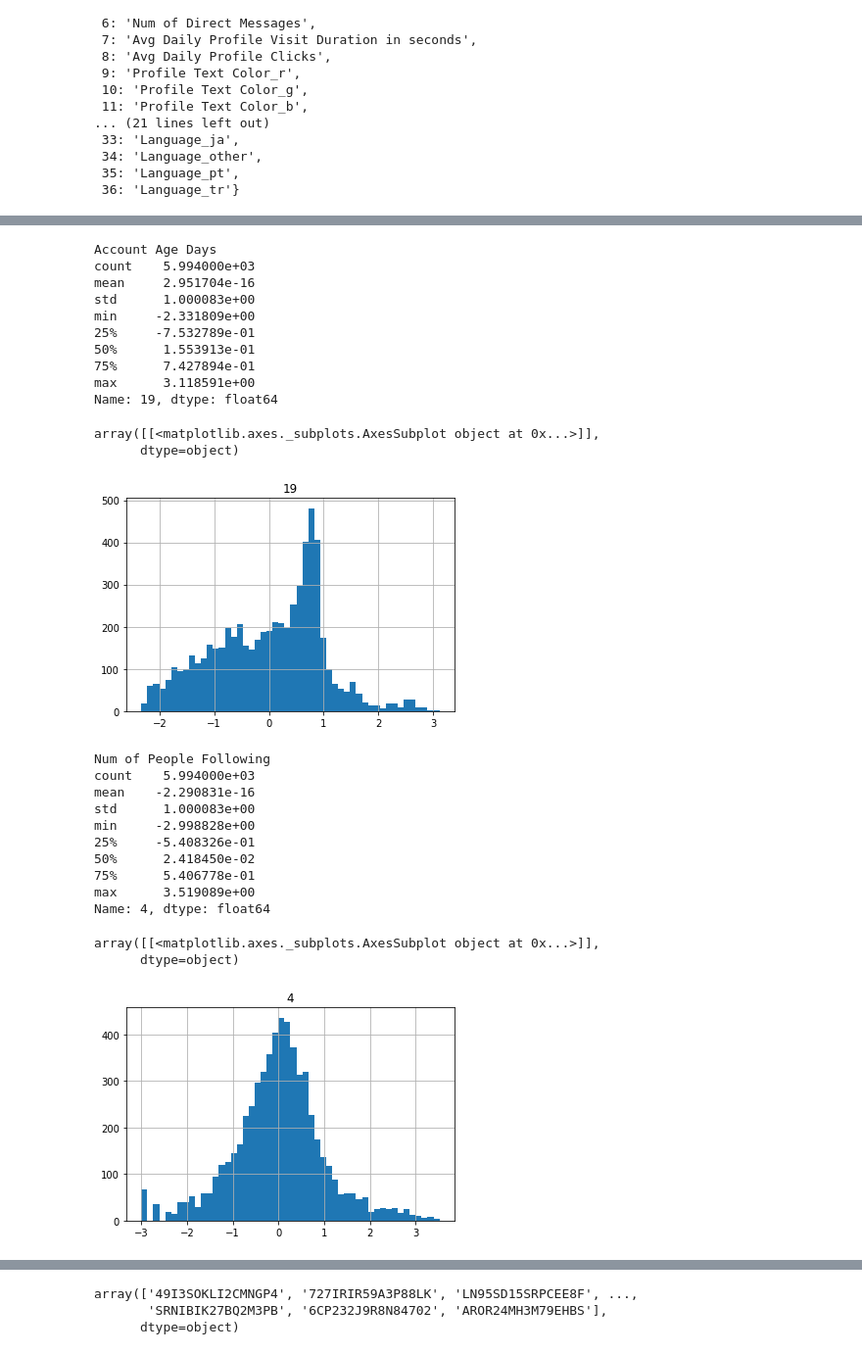
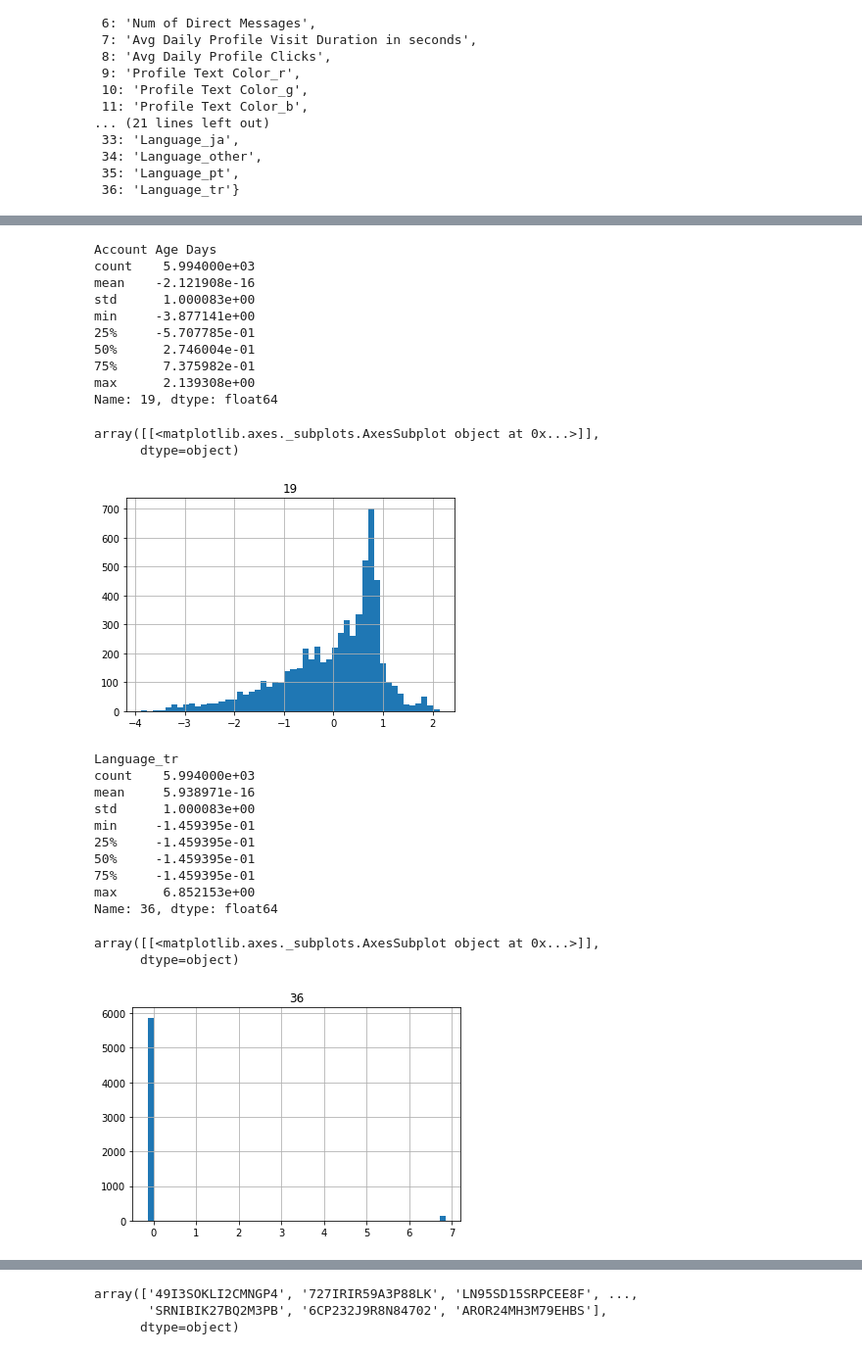
Before and after one commit to aelimame/DataScienceProject, a Jupyter notebook: Notebook-Experiences.ipynb, the cells around one changed output, grey strips where cells are left out. Shown at 98% size. Saved outputs shown, nothing was run; the diff lists cells and outputs as text; code cells hidden in the pictures.

```diff
--- a/Notebook-Experiences.ipynb
+++ b/Notebook-Experiences.ipynb
@@ -124,9 +125,9 @@ train_profiles_ids, valid_profiles_ids = train_test_split(all_profiles_ids_list,
 
 # TODO DEBUG using scaling for tests
 if use_scaling:
-    #sc_x = StandardScaler()
-    sc_x = PowerTransformer(method='box-cox', standardize=True) #StandardScaler()
-    pt_cox_y = PowerTransformer(method='box-cox', standardize=True) #StandardScaler()
+    sc_x = StandardScaler()
+    #sc_x = PowerTransformer(method='box-cox', standardize=True) #StandardScaler()
+    pt_cox_y = PowerTransformer(method='box-cox', standardize=False) #StandardScaler()
 
 # - Train: use train_profiles_ids
 train_X, train_y = load_x_y_from_loaders(images_loader=images_loader,
@@ -191,7 +192,7 @@ array([[<matplotlib.axes._subplots.AxesSubplot object at 0x...>]],
 orig_columns_names = text_data_loader.get_transformed_features().drop(columns =['Id', 'Num of Profile Likes']).columns.values
 columns_nbr = np.array(np.arange(train_X[TEXT_FEATURES_INPUT_NAME].shape[1]))
 col_dict = dict(zip(columns_nbr, orig_columns_names))#[{col_nbr: col_name} for col_nbr, col_name in zip(columns_nbr, orig_columns_names)]
-df = pd.DataFrame(data=train_X[TEXT_FEATURES_INPUT_NAME],    # values
+df_X = pd.DataFrame(data=train_X[TEXT_FEATURES_INPUT_NAME],    # values
                   columns=columns_nbr)
 # %%
 col_dict
@@ -226,38 +227,38 @@ df.sample(5)
 # %%
 feature_idx = 19
 print(col_dict[feature_idx])
-print(df[feature_idx].describe())
-df.hist(column=feature_idx, log=False, bins=50)
+print(df_X[feature_idx].describe())
+df_X.hist(column=feature_idx, log=False, bins=50)
 # %% [output]
 Account Age Days
 count    5.994000e+03
-mean     2.951704e-16
+mean    -2.121908e-16
 std      1.000083e+00
-min     -2.331809e+00
-25%     -7.532789e-01
-50%      1.553913e-01
-75%      7.427894e-01
-max      3.118591e+00
+min     -3.877141e+00
+25%     -5.707785e-01
+50%      2.746004e-01
+75%      7.375982e-01
+max      2.139308e+00
 Name: 19, dtype: float64
 array([[<matplotlib.axes._subplots.AxesSubplot object at 0x...>]],
       dtype=object)
-[figure, old version]
+[figure, new version]
 # %%
-feature_idx = 4
+feature_idx = 36
 print(col_dict[feature_idx])
-print(df[feature_idx].describe())
-df.hist(column=feature_idx, log=False, bins=50)
+print(df_X[feature_idx].describe())
+df_X.hist(column=feature_idx, log=False, bins=50)
 # %% [output]
-Num of People Following
+Language_tr
 count    5.994000e+03
-mean    -2.290831e-16
+mean     5.938971e-16
 std      1.000083e+00
-min     -2.998828e+00
-25%     -5.408326e-01
-50%      2.418450e-02
-75%      5.406778e-01
-max      3.519089e+00
-Name: 4, dtype: float64
+min     -1.459395e-01
+25%     -1.459395e-01
+50%     -1.459395e-01
+75%     -1.459395e-01
+max      6.852153e+00
+Name: 36, dtype: float64
 array([[<matplotlib.axes._subplots.AxesSubplot object at 0x...>]],
       dtype=object)
-[figure, old version]
+[figure, new version]
```
Also changed, not shown: parts of 35 cells of this notebook, 2 other files.
